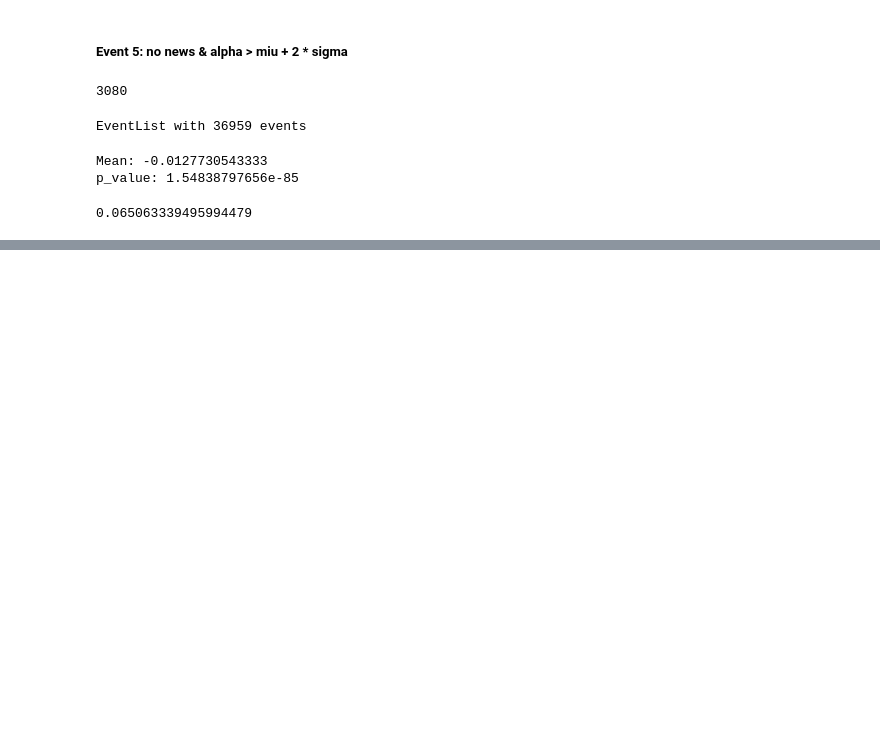
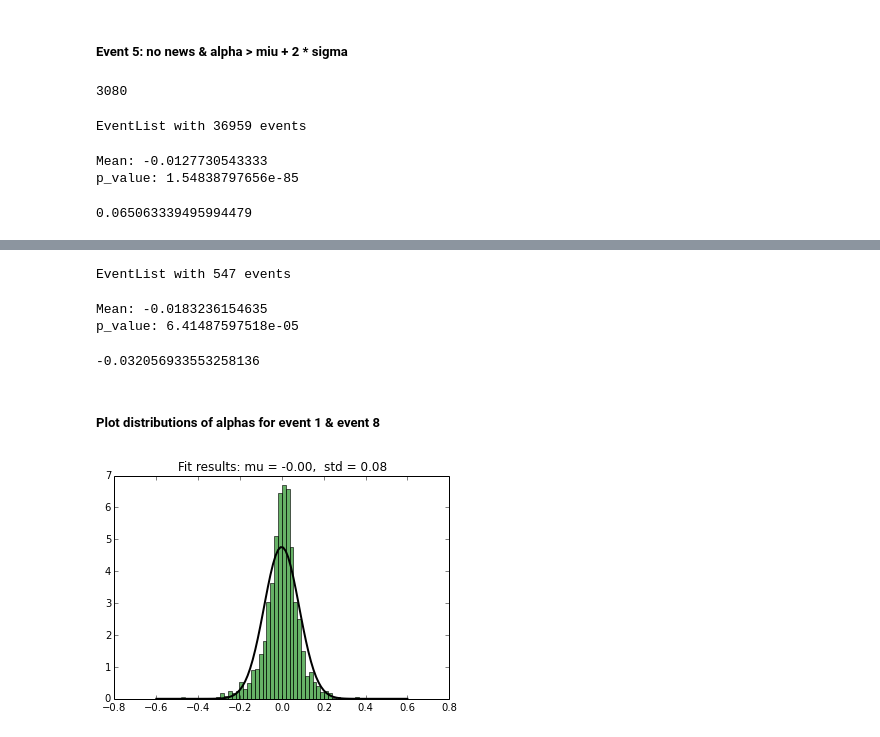
Before and after one commit to matwrob/blvresearch, a Jupyter notebook: cases/bad_news/0003 - basic events for US [27.03.2014].ipynb, the cells around one changed output, grey strips where cells are left out. Cells and saved outputs as stored; diff of their text form; code cells hidden in the pictures; blank space fills up the shorter version.

```diff
--- a/cases/bad_news/0003 - basic events for US [27.03.2014].ipynb
+++ b/cases/bad_news/0003 - basic events for US [27.03.2014].ipynb
@@ -25,3 +23,6 @@ UNI = Universe.research(int(start_date[:4]))
+# %%
+UNI = get_research_universe(start_date[:4])
+META = {v['factset_entity_id']: Security(v) for k, v in UNI.iterrows()}
 # %%
 len(DATA)  # number of entities with data
 # %% [output]
@@ -38,10 +39,7 @@ class ManyNewsAlphaSmallerThanMiuMinus2Sigmas(NewsEvent):
 detector1 = EventDetector(ManyNewsAlphaSmallerThanMiuMinus2Sigmas)
 # %%
 events1 = dict()
-counter = len(DATA)
 for entity_id, entity_data in DATA.items():
-    print(counter)
-    counter -= 1
-    entity_events = detector1.run(entity_id, entity_data, UNI[entity_id])
+    entity_events = detector1.run(entity_id, entity_data, META[entity_id])
     if len(entity_events) > 0:
         events1[entity_id] = entity_events
@@ -270,0 +303,15 @@ np.mean([e.concat_data.series_after('alpha', lag=0, length=1) for e in list5])
+# %%
+list8
+# %% [output]
+EventList with 547 events
+# %%
+mean_test(list8, 'alpha', 20)
+# %% [output]
+Mean: -0.0183236154635
+p_value: 6.41487597518e-05
+# %%
+np.mean([e.concat_data.series_after('alpha', lag=0, length=1) for e in list8])
+# %% [output]
+-0.032056933553258136
+# %% [markdown]
+##### Plot distributions of alphas for event 1 & event 8
@@ -270,0 +320,4 @@ np.mean([e.concat_data.series_after('alpha', lag=0, length=1) for e in list5])
+# %%
+plot_histogram_of_alphas(list1)
+# %% [output]
+[figure, added]
```
Also changed, not shown: parts of 39 cells of this notebook, 7 other files.
